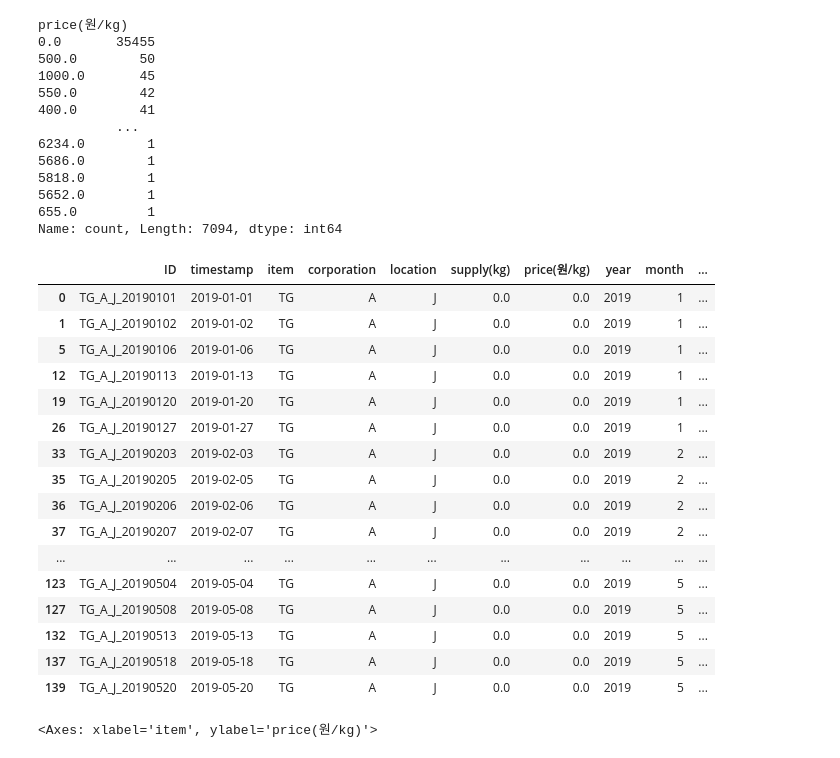
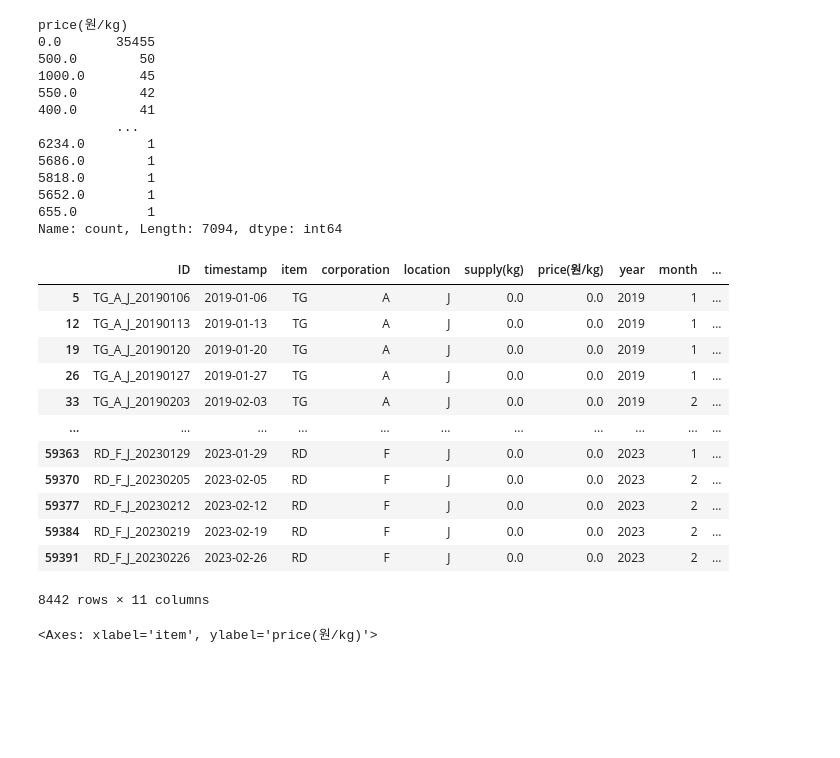
Before and after one commit to Joy-9707/sparta_practice, a Jupyter notebook: 김희정_0213.ipynb, the cells around one changed output. Cells and saved outputs as stored; diff of their text form; code cells hidden in the pictures; blank space fills up the shorter version.

```diff
--- a/김희정_0213.ipynb
+++ b/김희정_0213.ipynb
@@ -206,26 +206,22 @@ price(원/kg)
 655.0         1
 Name: count, Length: 7094, dtype: int64
 # %%
-ttiti = df[df['supply(kg)']==0].groupby('dayofweek')
-ttiti.head()
+ttiti = df[(df['dayofweek']==6) & (df['price(원/kg)']==0)]
+ttiti
 # %% [output]
 |  | ID | timestamp | item | corporation | location | supply(kg) | price(원/kg) | year | month | ... |
-| 0 | TG_A_J_20190101 | 2019-01-01 | TG | A | J | 0.0 | 0.0 | 2019 | 1 | ... |
-| 1 | TG_A_J_20190102 | 2019-01-02 | TG | A | J | 0.0 | 0.0 | 2019 | 1 | ... |
 | 5 | TG_A_J_20190106 | 2019-01-06 | TG | A | J | 0.0 | 0.0 | 2019 | 1 | ... |
 | 12 | TG_A_J_20190113 | 2019-01-13 | TG | A | J | 0.0 | 0.0 | 2019 | 1 | ... |
 | 19 | TG_A_J_20190120 | 2019-01-20 | TG | A | J | 0.0 | 0.0 | 2019 | 1 | ... |
 | 26 | TG_A_J_20190127 | 2019-01-27 | TG | A | J | 0.0 | 0.0 | 2019 | 1 | ... |
 | 33 | TG_A_J_20190203 | 2019-02-03 | TG | A | J | 0.0 | 0.0 | 2019 | 2 | ... |
-| 35 | TG_A_J_20190205 | 2019-02-05 | TG | A | J | 0.0 | 0.0 | 2019 | 2 | ... |
-| 36 | TG_A_J_20190206 | 2019-02-06 | TG | A | J | 0.0 | 0.0 | 2019 | 2 | ... |
-| 37 | TG_A_J_20190207 | 2019-02-07 | TG | A | J | 0.0 | 0.0 | 2019 | 2 | ... |
 | ... | ... | ... | ... | ... | ... | ... | ... | ... | ... | ... |
-| 123 | TG_A_J_20190504 | 2019-05-04 | TG | A | J | 0.0 | 0.0 | 2019 | 5 | ... |
-| 127 | TG_A_J_20190508 | 2019-05-08 | TG | A | J | 0.0 | 0.0 | 2019 | 5 | ... |
-| 132 | TG_A_J_20190513 | 2019-05-13 | TG | A | J | 0.0 | 0.0 | 2019 | 5 | ... |
-| 137 | TG_A_J_20190518 | 2019-05-18 | TG | A | J | 0.0 | 0.0 | 2019 | 5 | ... |
-| 139 | TG_A_J_20190520 | 2019-05-20 | TG | A | J | 0.0 | 0.0 | 2019 | 5 | ... |
+| 59363 | RD_F_J_20230129 | 2023-01-29 | RD | F | J | 0.0 | 0.0 | 2023 | 1 | ... |
+| 59370 | RD_F_J_20230205 | 2023-02-05 | RD | F | J | 0.0 | 0.0 | 2023 | 2 | ... |
+| 59377 | RD_F_J_20230212 | 2023-02-12 | RD | F | J | 0.0 | 0.0 | 2023 | 2 | ... |
+| 59384 | RD_F_J_20230219 | 2023-02-19 | RD | F | J | 0.0 | 0.0 | 2023 | 2 | ... |
+| 59391 | RD_F_J_20230226 | 2023-02-26 | RD | F | J | 0.0 | 0.0 | 2023 | 2 | ... |
+8442 rows × 11 columns
 # %%
 sns.boxplot(x='item', y='price(원/kg)', data=df)
 # %% [output]
```
Also changed, not shown: parts of 5 cells of this notebook.
